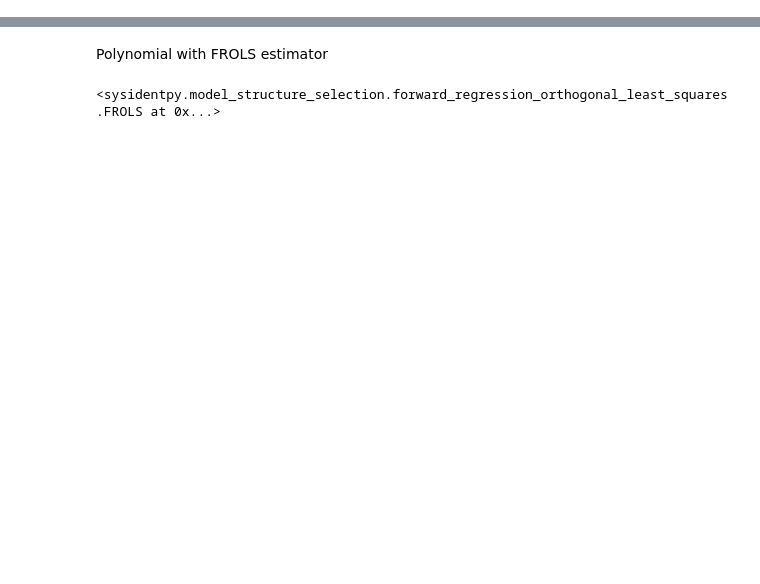
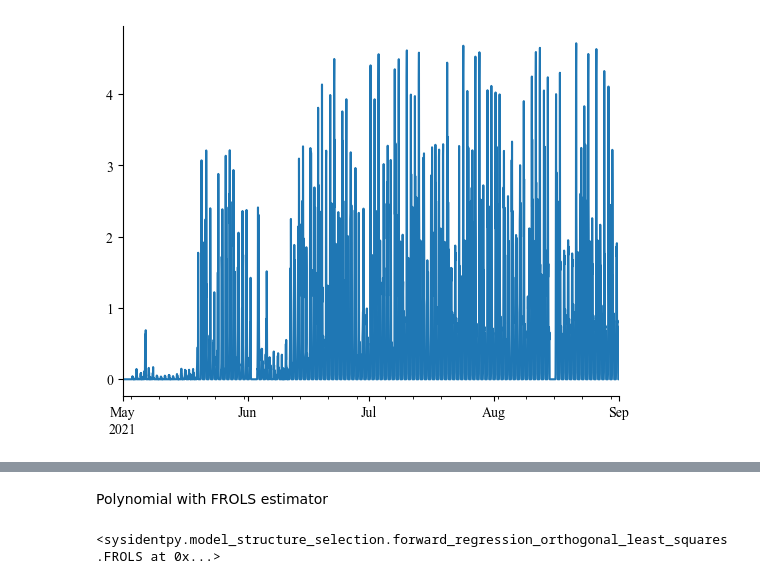
Before and after one commit to KrisCHEN8/PCM_RL-MPC, a Jupyter notebook: models/indoor_prediction_final.ipynb, the cells around one changed output, grey strips where cells are left out. Saved outputs shown, nothing was run; the diff lists cells and outputs as text; code cells hidden in the pictures; blank space fills up the shorter version.

```diff
--- a/models/indoor_prediction_final.ipynb
+++ b/models/indoor_prediction_final.ipynb
@@ -42,3 +59,11 @@ building_results_cs = building_results[(building_results.index.month==5) | (buil
+# %%
+office_elec_cs = office_elec_cs.resample('1H', label='right', closed='right').mean()
+
+office_elec_cs['Electricity Demand-TOT Cooling'].plot()
+
+office_elec_cs.to_pickle('./office_load_hourly.pkl')
+# %% [output]
+[figure, added]
 # %%
 total_df = pd.concat([building_results_cs, office_elec_cs], axis=1)
 #total_df['Electricity Demand-TOT Cooling'].shift(-1)
```
Also changed, not shown: parts of 12 cells of this notebook, 3 other files.
